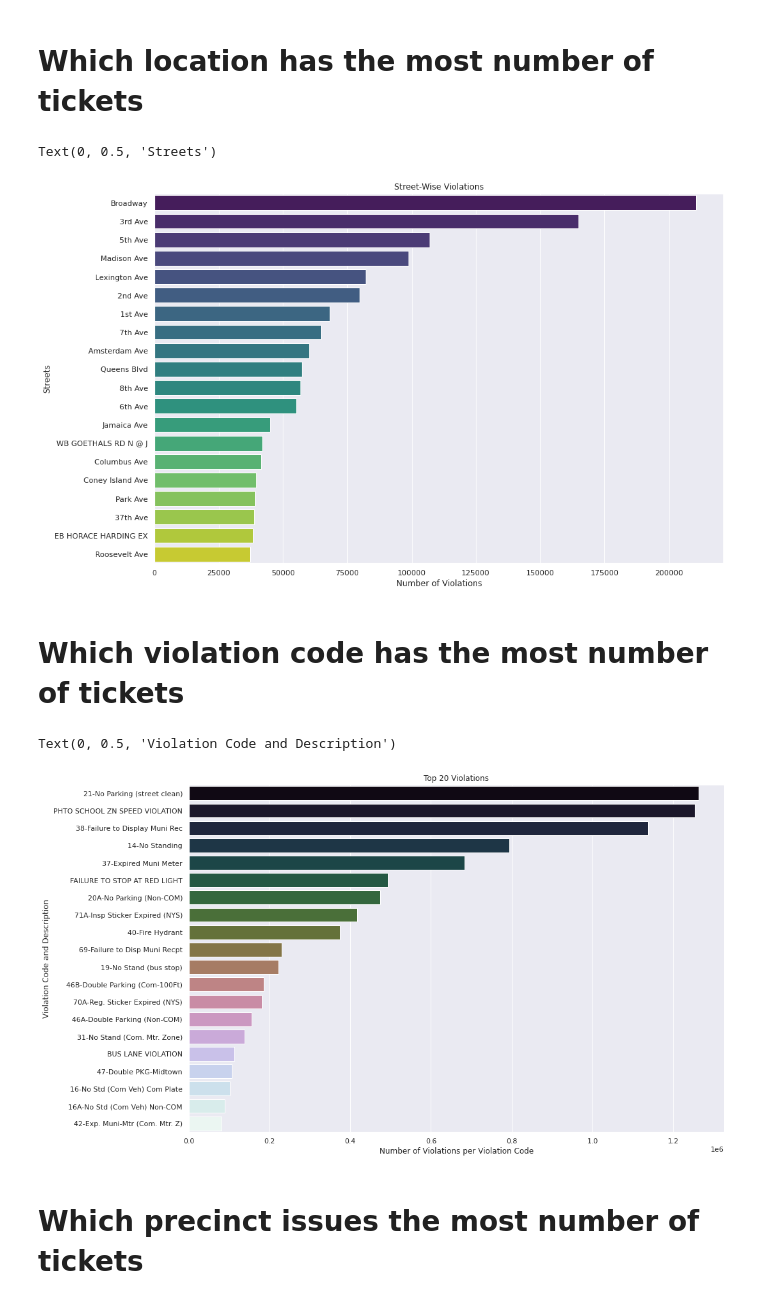
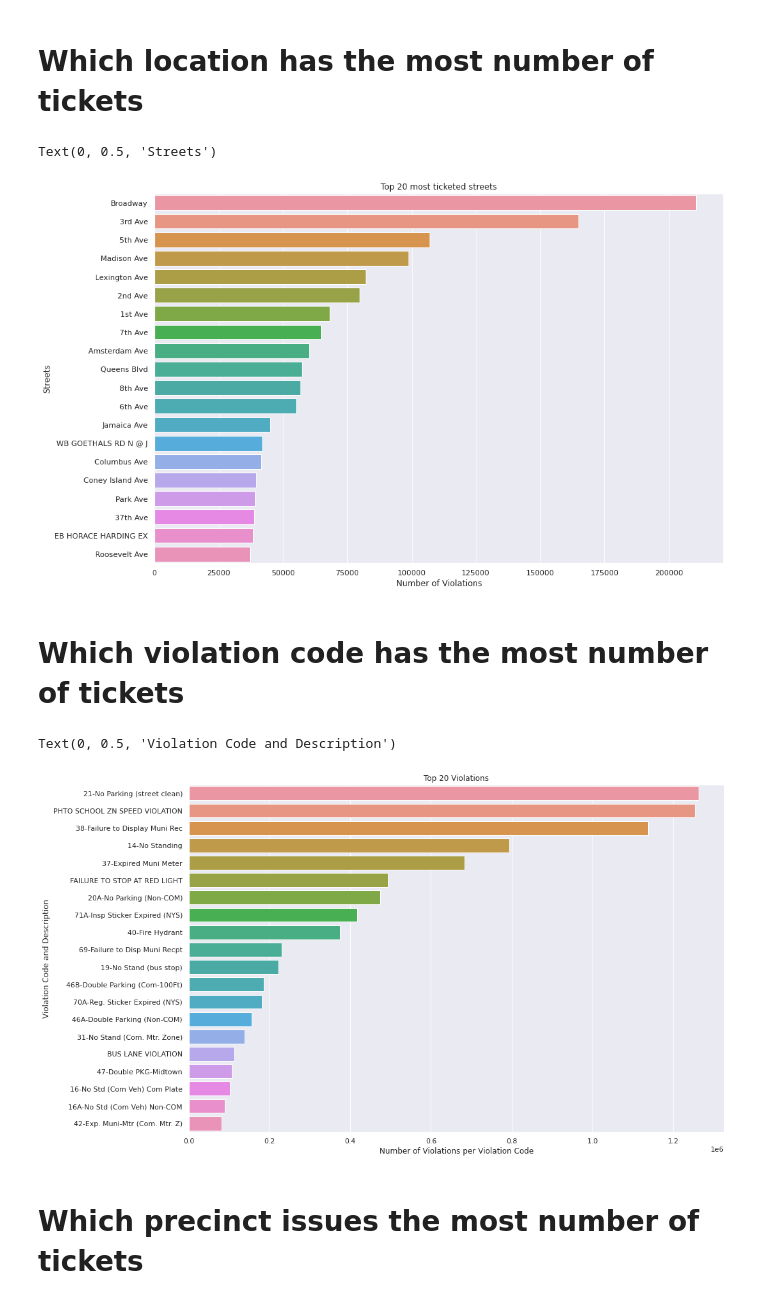
Before and after one commit to Amruta-Nadgouda/DataMiningProject, a Jupyter notebook: EDA_Kirti.ipynb, the cells around one changed output. Cells and saved outputs as stored; diff of their text form; code cells hidden in the pictures.

```diff
--- a/EDA_Kirti.ipynb
+++ b/EDA_Kirti.ipynb
@@ -215,26 +219,28 @@ Text(0, 0.5, 'Number of Cars')
 street_wise = data_2016['Street Name'].value_counts()[0:20]
 # %%
 plt.figure(figsize=(15,10))
-sns.barplot(x = street_wise.values, y = street_wise.index, palette='viridis')
-plt.title('Street-Wise Violations')
+sns.barplot(x = street_wise.values, y = street_wise.index)
+sns.color_palette('viridis', as_cmap=True)
+plt.title('Top 20 most ticketed streets')
 plt.xlabel('Number of Violations')
 plt.ylabel('Streets')
 # %% [output]
 Text(0, 0.5, 'Streets')
-[figure, old version]
+[figure, new version]
 # %% [markdown]
 # Which violation code has the most number of tickets
 # %%
 violation_desc = data_2016["Violation Description"].value_counts()[0:20]
 # %%
 plt.figure(figsize=(15,10))
-sns.barplot(x = violation_desc.values, y = violation_desc.index, palette='cubehelix')
+sns.barplot(x = violation_desc.values, y = violation_desc.index)
+sns.color_palette('cubehelix', as_cmap=True)
 plt.title('Top 20 Violations')
 plt.xlabel('Number of Violations per Violation Code')
 plt.ylabel('Violation Code and Description')
 # %% [output]
 Text(0, 0.5, 'Violation Code and Description')
-[figure, old version]
+[figure, new version]
 # %% [markdown]
 # Which precinct issues the most number of tickets
 # %%
```
Also changed, not shown: parts of 6 cells of this notebook.
